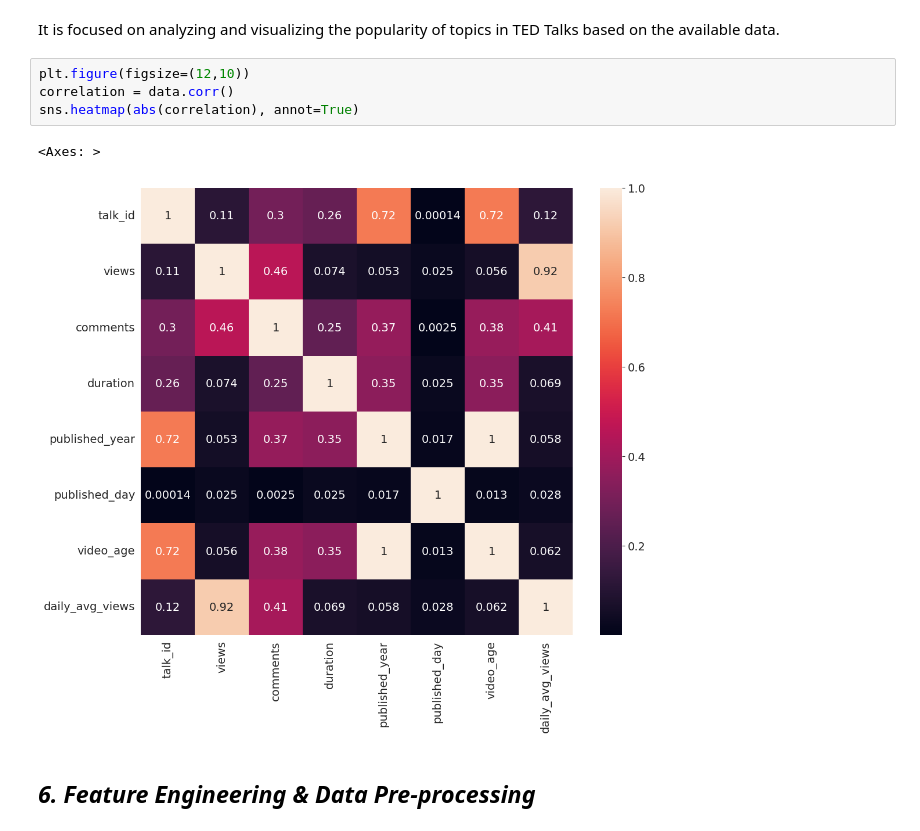
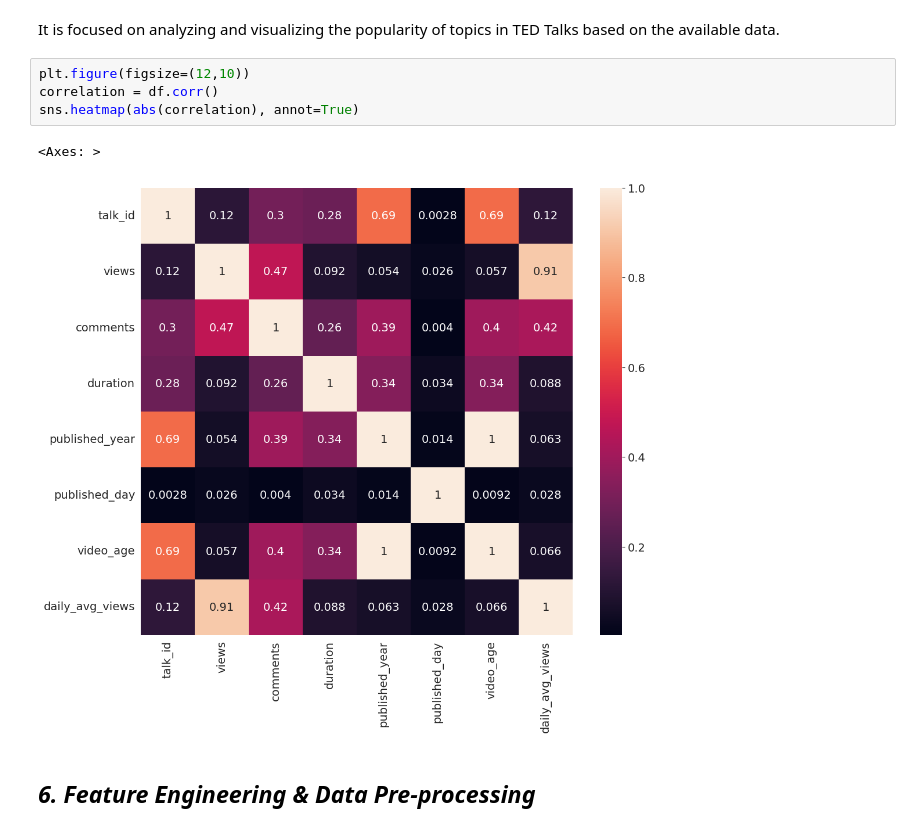
Before and after one commit to Palak730/Tedtalks-View-Prediction, a Jupyter notebook: Tedtalks_View_Prediction.ipynb, the cells around one changed output. Cells and saved outputs as stored; diff of their text form.

```diff
--- a/Tedtalks_View_Prediction.ipynb
+++ b/Tedtalks_View_Prediction.ipynb
@@ -539,11 +539,11 @@ plt.show()
 It is focused on analyzing and visualizing the popularity of topics in TED Talks based on the available data.
 # %%
 plt.figure(figsize=(12,10))
-correlation = data.corr()
+correlation = df.corr()
 sns.heatmap(abs(correlation), annot=True)
 # %% [output]
 <Axes: >
-[figure, old version]
+[figure, new version]
 # %% [markdown]
 ## ***6. Feature Engineering & Data Pre-processing***
 # %% [markdown]
```
Also changed, not shown: parts of 1 cell of this notebook.
